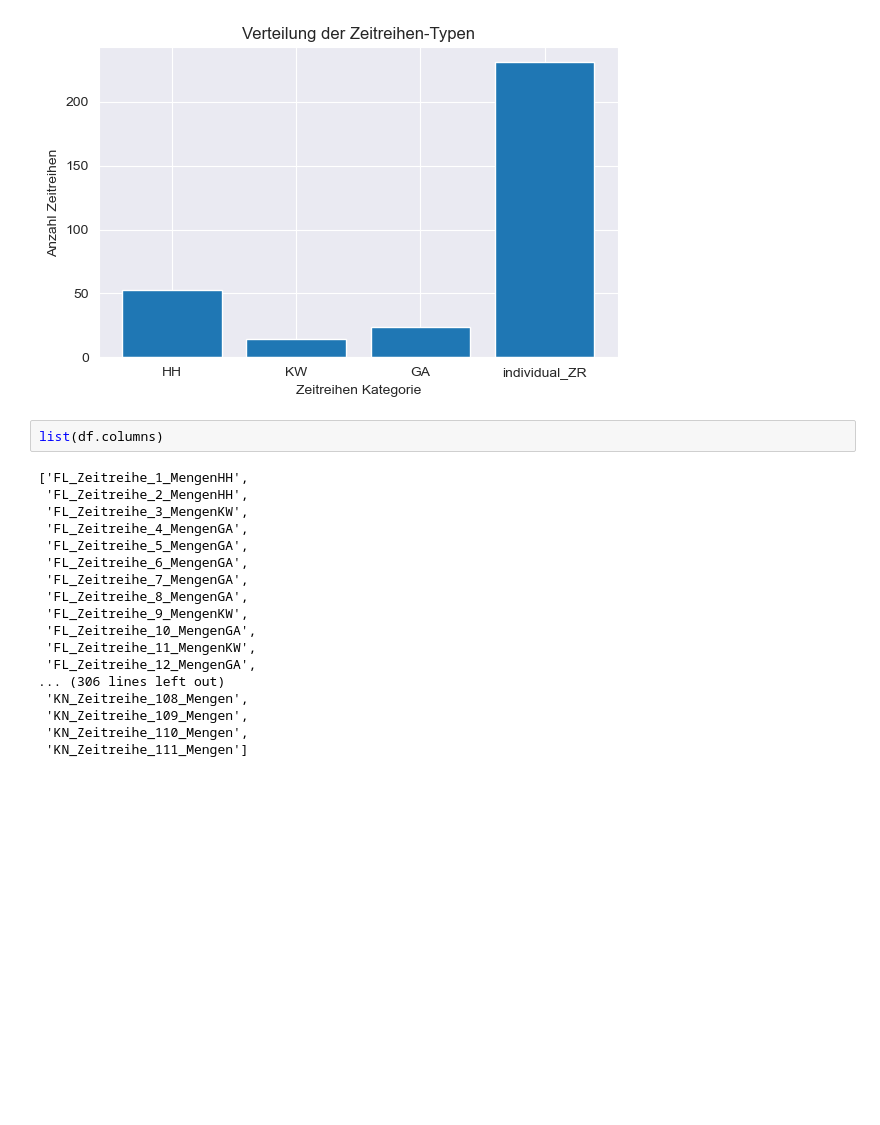
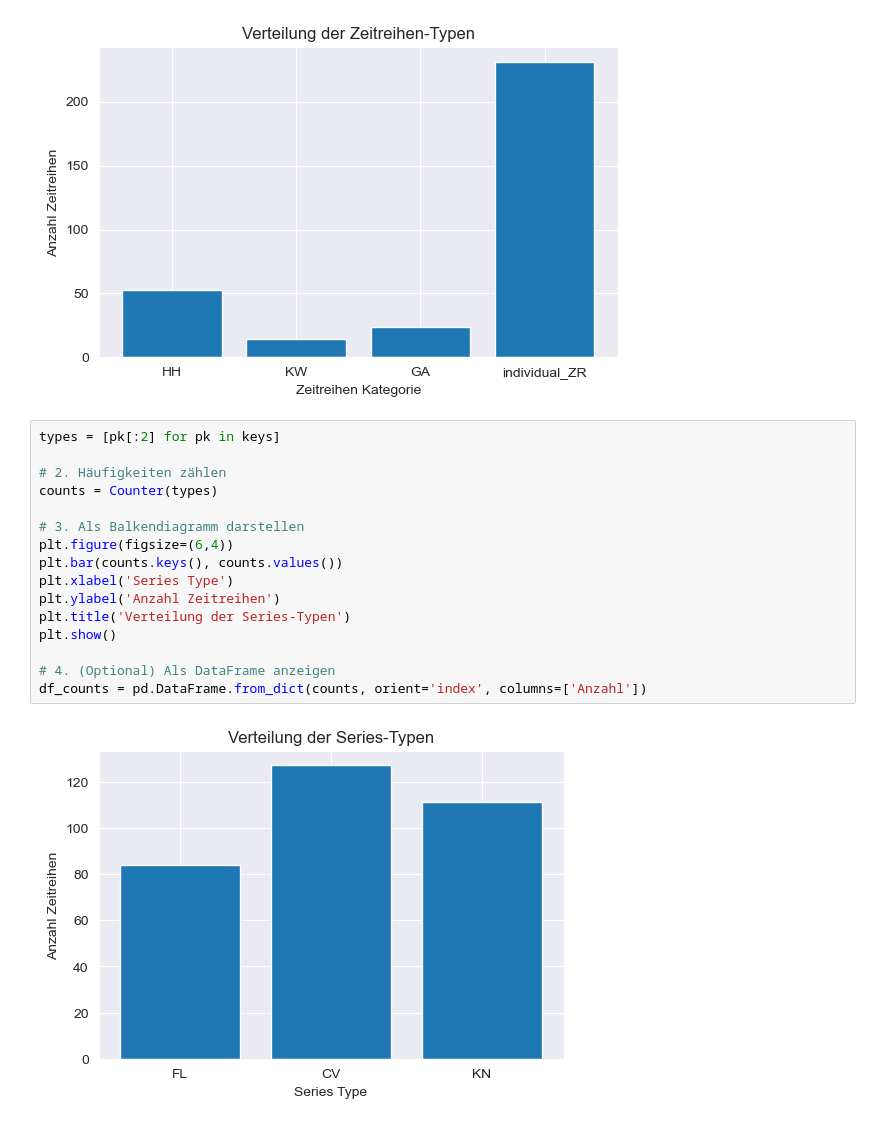
Before and after one commit to johannesgl4d0s/ersatzwerte_project, a Jupyter notebook: notebooks/01_02_exploration_in_MA.ipynb, the cells around one changed output. Drawn from its saved outputs; the diff is of its cells as text; blank space fills up the shorter version.

Commit message:
added another plot

```diff
--- a/notebooks/01_02_exploration_in_MA.ipynb
+++ b/notebooks/01_02_exploration_in_MA.ipynb
@@ -296,22 +296,20 @@ plt.show()
 # %% [output]
 [figure]
 # %%
-list(df.columns)
+types = [pk[:2] for pk in keys]
+
+# 2. Häufigkeiten zählen
+counts = Counter(types)
+
+# 3. Als Balkendiagramm darstellen
+plt.figure(figsize=(6,4))
+plt.bar(counts.keys(), counts.values())
+plt.xlabel('Series Type')
+plt.ylabel('Anzahl Zeitreihen')
+plt.title('Verteilung der Series-Typen')
+plt.show()
+
+# 4. (Optional) Als DataFrame anzeigen
+df_counts = pd.DataFrame.from_dict(counts, orient='index', columns=['Anzahl'])
 # %% [output]
-['FL_Zeitreihe_1_MengenHH',
- 'FL_Zeitreihe_2_MengenHH',
- 'FL_Zeitreihe_3_MengenKW',
- 'FL_Zeitreihe_4_MengenGA',
- 'FL_Zeitreihe_5_MengenGA',
- 'FL_Zeitreihe_6_MengenGA',
- 'FL_Zeitreihe_7_MengenGA',
- 'FL_Zeitreihe_8_MengenGA',
- 'FL_Zeitreihe_9_MengenKW',
- 'FL_Zeitreihe_10_MengenGA',
- 'FL_Zeitreihe_11_MengenKW',
- 'FL_Zeitreihe_12_MengenGA',
-... (306 lines left out)
- 'KN_Zeitreihe_108_Mengen',
- 'KN_Zeitreihe_109_Mengen',
- 'KN_Zeitreihe_110_Mengen',
- 'KN_Zeitreihe_111_Mengen']
+[figure, added]
```
